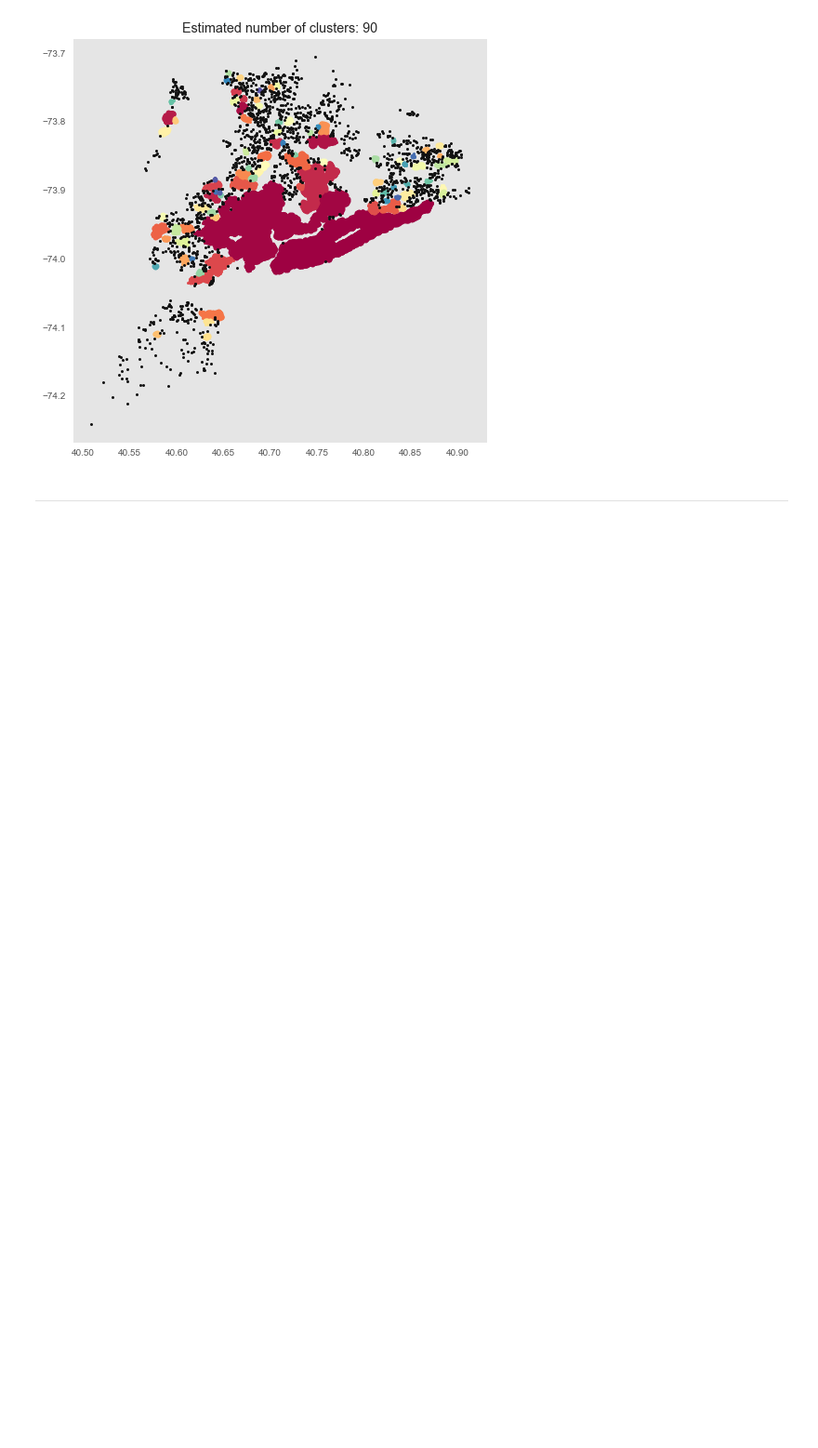
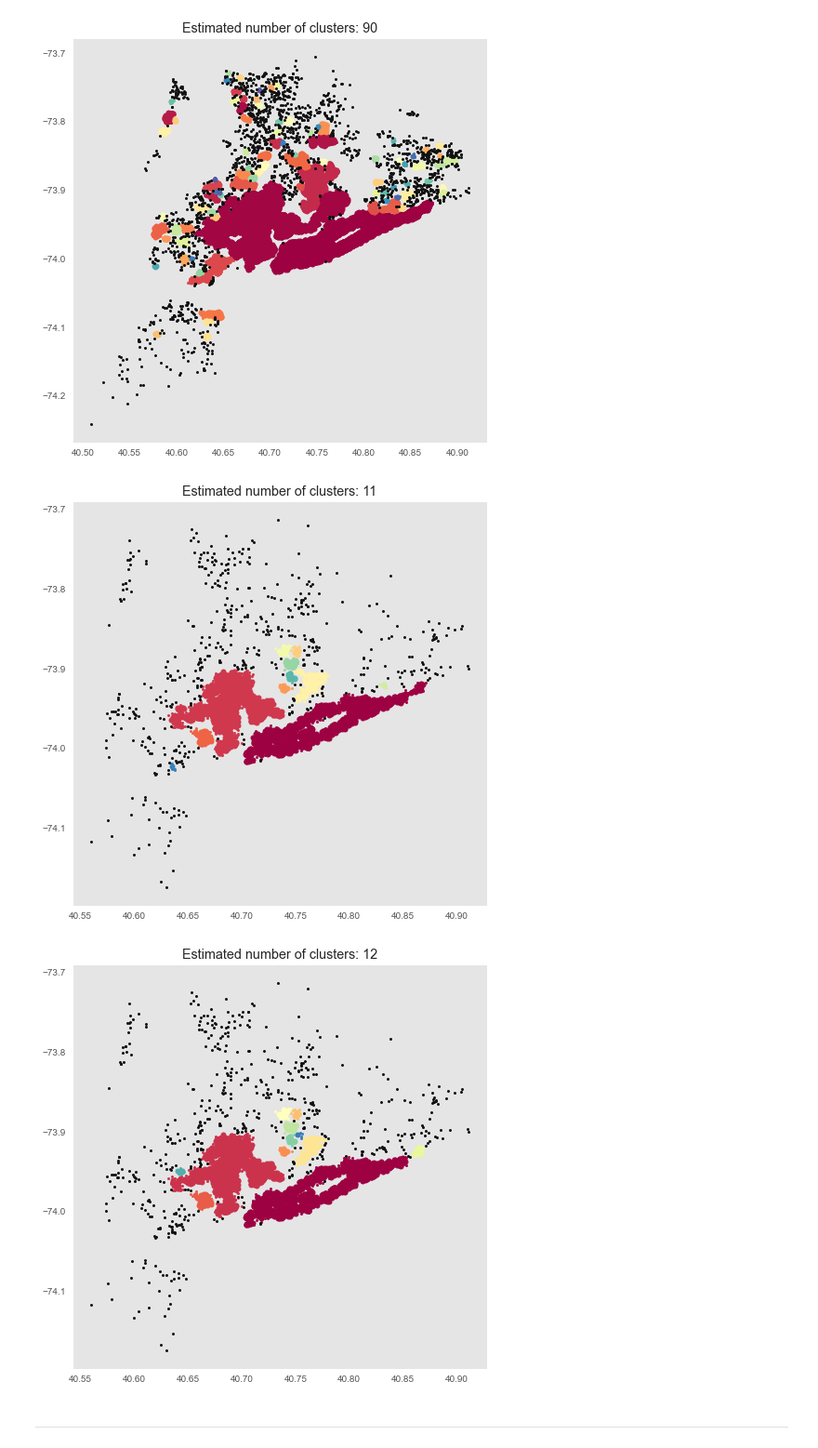
Before and after one commit to rickfontenot/airbnb, a Jupyter notebook: Lab3/Working/lab3_Puri.ipynb, the cells around one changed output. Shown at 93% size. Saved outputs shown, nothing was run; the diff lists cells and outputs as text; code cells hidden in the pictures; blank space fills up the shorter version.

```diff
--- a/Lab3/Working/lab3_Puri.ipynb
+++ b/Lab3/Working/lab3_Puri.ipynb
@@ -902,0 +896,3 @@ for eps in [0.1, 0.125, 0.15]:
+# %%
+db = DBSCAN(eps=0.001, min_samples=8, algorithm='ball_tree', metric='haversine').fit(LatLong)
+labels = db.labels_
@@ -948,6 +948,54 @@ for i, (data, minpts, eps) in enumerate(zip([LatLong,LatLong],[X2_minpts,X3_minp
 # %% [output]
 [figure]
 [figure]
+# %%
+
+#=====================================
+# ENTER YOUR CODE HERE TO CHANGE MINPTS AND EPS FOR EACH DATASET
+X2_minpts = 8 # from above
+X2_eps = 0.005
+X3_minpts = 9 # from above
+X3_eps = 0.005
+#=====================================
+
+for i, (data, minpts, eps) in enumerate(zip([LatLong_val,LatLong_val],[X2_minpts,X3_minpts],[X2_eps,X3_eps])):
+
+    db = DBSCAN(eps=eps, min_samples=minpts, algorithm='ball_tree', metric='haversine').fit(data)
+    labels = db.labels_
+
+    # Number of clusters in labels, ignoring noise if present.
+    n_clusters_ = len(set(labels)) - (1 if -1 in labels else 0)
+
+    # mark the samples that are considered "core"
+    core_samples_mask = np.zeros_like(db.labels_, dtype=bool)
+    core_samples_mask[db.core_sample_indices_] = True
+
+    plt.figure(figsize=(8,8))
+    unique_labels = set(labels) # the unique labels
+    colors = plt.cm.Spectral(np.linspace(0, 1, len(unique_labels)))
+    for k, col in zip(unique_labels, colors):
+        if k == -1:
+            # Black used for noise.
+            col = 'k'
+
+        class_member_mask = (labels == k)
+
+        xy = data[class_member_mask & core_samples_mask]
+        # plot the core points in this class
+        plt.plot(xy[:, 0], xy[:, 1], 'o', markerfacecolor=col,
+                 markeredgecolor='w', markersize=6)
+
+        # plot the remaining points that are edge points
+        xy = data[class_member_mask & ~core_samples_mask]
+        plt.plot(xy[:, 0], xy[:, 1], 'o', markerfacecolor=col,
+                 markeredgecolor='w', markersize=3)
+
+    plt.title('Estimated number of clusters: %d' % n_clusters_)
+    plt.grid()
+    plt.show()
+# %% [output]
+[figure, added]
+[figure, added]
 # %% [markdown]
 ---
 # %% [markdown]
```
Also changed, not shown: parts of 9 cells of this notebook.
